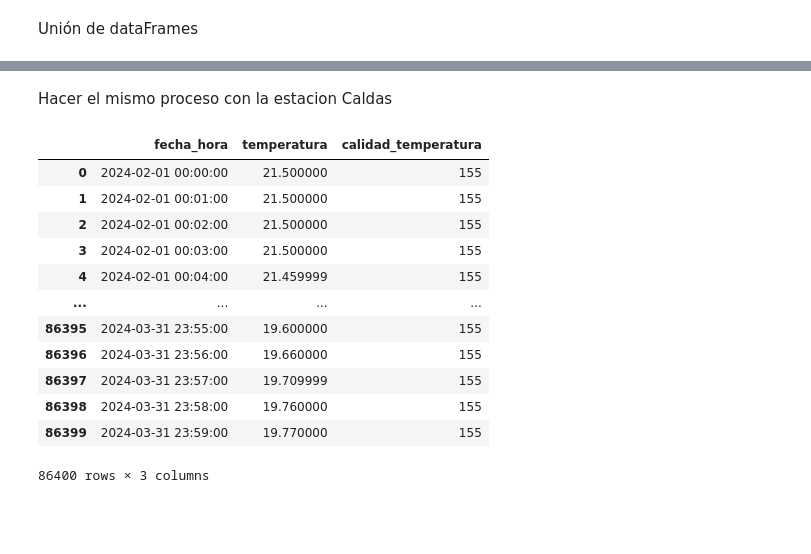
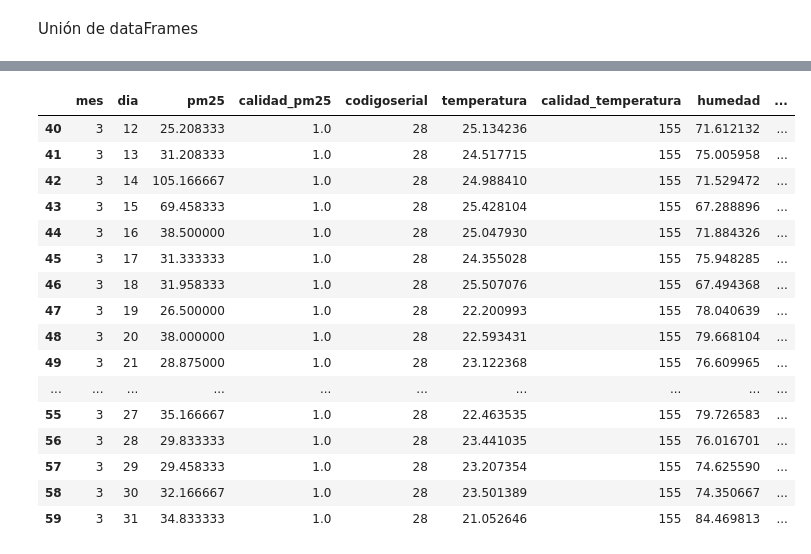
Before and after one commit to kennethLeonel/Monografia-calidad-del-aire-valle-de-aburra, a Jupyter notebook: Proyecto_dataset.ipynb, the cells around one changed output, grey strips where cells are left out. Saved outputs shown, nothing was run; the diff lists cells and outputs as text; code cells hidden in the pictures; blank space fills up the shorter version.

Commit message:
:fire: se realizo el proceso para las demas estaciones

```diff
--- a/Proyecto_dataset.ipynb
+++ b/Proyecto_dataset.ipynb
@@ -311,28 +311,30 @@ calidadAireItaguiUnido.iloc[:3]
-# %% [markdown]
-Hacer el mismo proceso con la estacion Caldas
 # %%
 def ConcatenadoRegistros(*data):
     """"
-    Función para concatenar tres dataframes
+    Función para concatenar dataframes
     In[0]: (dataset1, dataset2, dataset3, ..., datasetn)
     Out[0]: dataset concatenado
     """
     for i in data:
         return pd.concat([i], axis=0)
 
-calidadAireCaldas = ConcatenadoRegistros(temp_ita, temp_cal, temp_aranj)
-calidadAireCaldas
+dataSetCalidadAire = ConcatenadoRegistros(calidadAireItaguiUnido, calidadAireCaldasUnido, calidadAireAranjuezUnido)
+dataSetCalidadAire.iloc[40:]
 # %% [output]
-|  | fecha_hora | temperatura | calidad_temperatura |
-| 0 | 2024-02-01 00:00:00 | 21.500000 | 155 |
-| 1 | 2024-02-01 00:01:00 | 21.500000 | 155 |
-| 2 | 2024-02-01 00:02:00 | 21.500000 | 155 |
-| 3 | 2024-02-01 00:03:00 | 21.500000 | 155 |
-| 4 | 2024-02-01 00:04:00 | 21.459999 | 155 |
-| ... | ... | ... | ... |
-| 86395 | 2024-03-31 23:55:00 | 19.600000 | 155 |
-| 86396 | 2024-03-31 23:56:00 | 19.660000 | 155 |
-| 86397 | 2024-03-31 23:57:00 | 19.709999 | 155 |
-| 86398 | 2024-03-31 23:58:00 | 19.760000 | 155 |
-| 86399 | 2024-03-31 23:59:00 | 19.770000 | 155 |
+|  | mes | dia | pm25 | calidad_pm25 | codigoserial | temperatura | calidad_temperatura | humedad | ... |
+| 40 | 3 | 12 | 25.208333 | 1.0 | 28 | 25.134236 | 155 | 71.612132 | ... |
+| 41 | 3 | 13 | 31.208333 | 1.0 | 28 | 24.517715 | 155 | 75.005958 | ... |
+| 42 | 3 | 14 | 105.166667 | 1.0 | 28 | 24.988410 | 155 | 71.529472 | ... |
+| 43 | 3 | 15 | 69.458333 | 1.0 | 28 | 25.428104 | 155 | 67.288896 | ... |
+| 44 | 3 | 16 | 38.500000 | 1.0 | 28 | 25.047930 | 155 | 71.884326 | ... |
+| 45 | 3 | 17 | 31.333333 | 1.0 | 28 | 24.355028 | 155 | 75.948285 | ... |
+| 46 | 3 | 18 | 31.958333 | 1.0 | 28 | 25.507076 | 155 | 67.494368 | ... |
+| 47 | 3 | 19 | 26.500000 | 1.0 | 28 | 22.200993 | 155 | 78.040639 | ... |
+| 48 | 3 | 20 | 38.000000 | 1.0 | 28 | 22.593431 | 155 | 79.668104 | ... |
+| 49 | 3 | 21 | 28.875000 | 1.0 | 28 | 23.122368 | 155 | 76.609965 | ... |
+| ... | ... | ... | ... | ... | ... | ... | ... | ... | ... |
+| 55 | 3 | 27 | 35.166667 | 1.0 | 28 | 22.463535 | 155 | 79.726583 | ... |
+| 56 | 3 | 28 | 29.833333 | 1.0 | 28 | 23.441035 | 155 | 76.016701 | ... |
+| 57 | 3 | 29 | 29.458333 | 1.0 | 28 | 23.207354 | 155 | 74.625590 | ... |
+| 58 | 3 | 30 | 32.166667 | 1.0 | 28 | 23.501389 | 155 | 74.350667 | ... |
+| 59 | 3 | 31 | 34.833333 | 1.0 | 28 | 21.052646 | 155 | 84.469813 | ... |
-86400 rows × 3 columns
```
Also changed, not shown: parts of 3 cells of this notebook.
